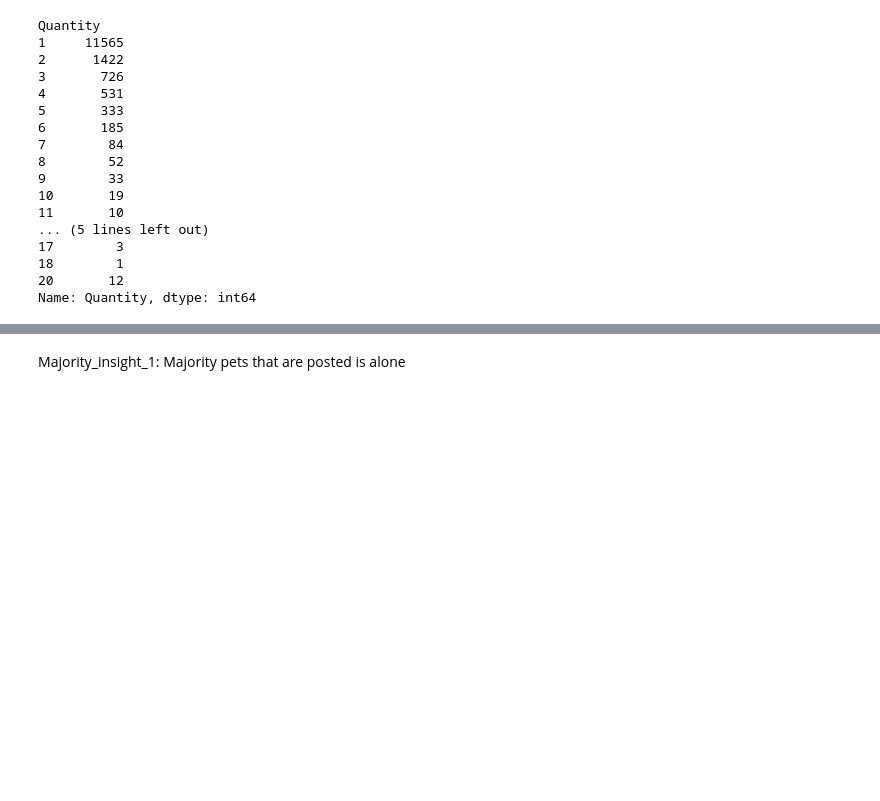
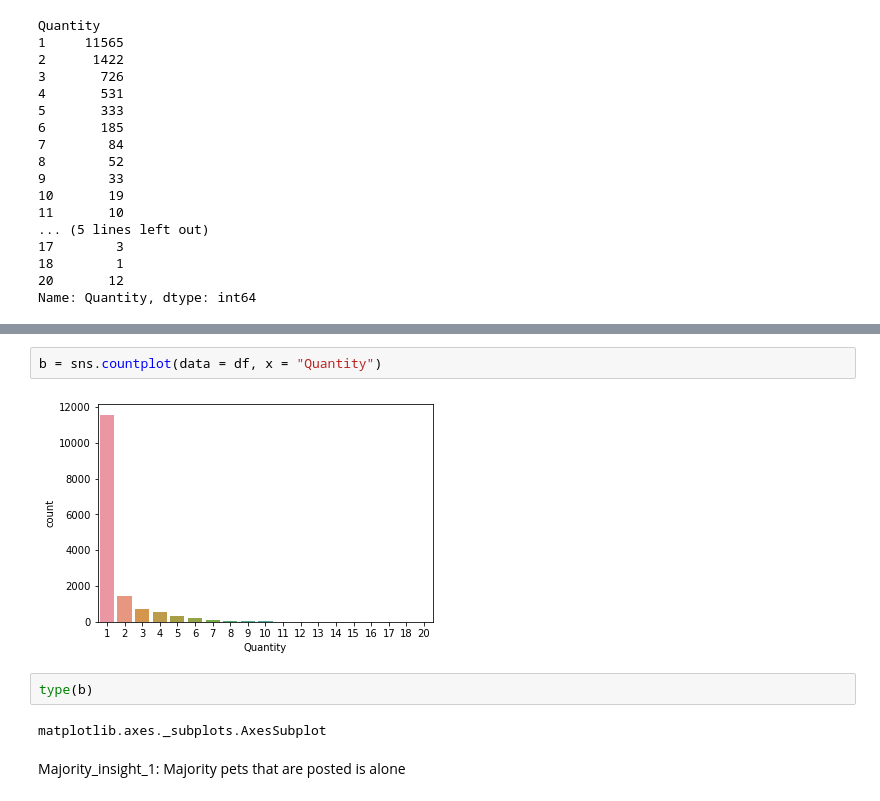
Before and after one commit to naufaldi-fir/adoption-prediction-project, a Jupyter notebook: naufaldi/notebook-naufaldi.ipynb, the cells around one changed output, grey strips where cells are left out. Drawn from its saved outputs; the diff is of its cells as text; blank space fills up the shorter version.

```diff
--- a/naufaldi/notebook-naufaldi.ipynb
+++ b/naufaldi/notebook-naufaldi.ipynb
@@ -177,2 +184,10 @@ sns.countplot(data = df,x = "Quantity", ax = ax )
+# %%
+b = sns.countplot(data = df, x = "Quantity")
+# %% [output]
+[figure, added]
+# %%
+type(b)
+# %% [output]
+matplotlib.axes._subplots.AxesSubplot
 # %% [markdown]
 Majority_insight_1: Majority pets that are posted is alone
```
Also changed, not shown: parts of 2 cells of this notebook.
